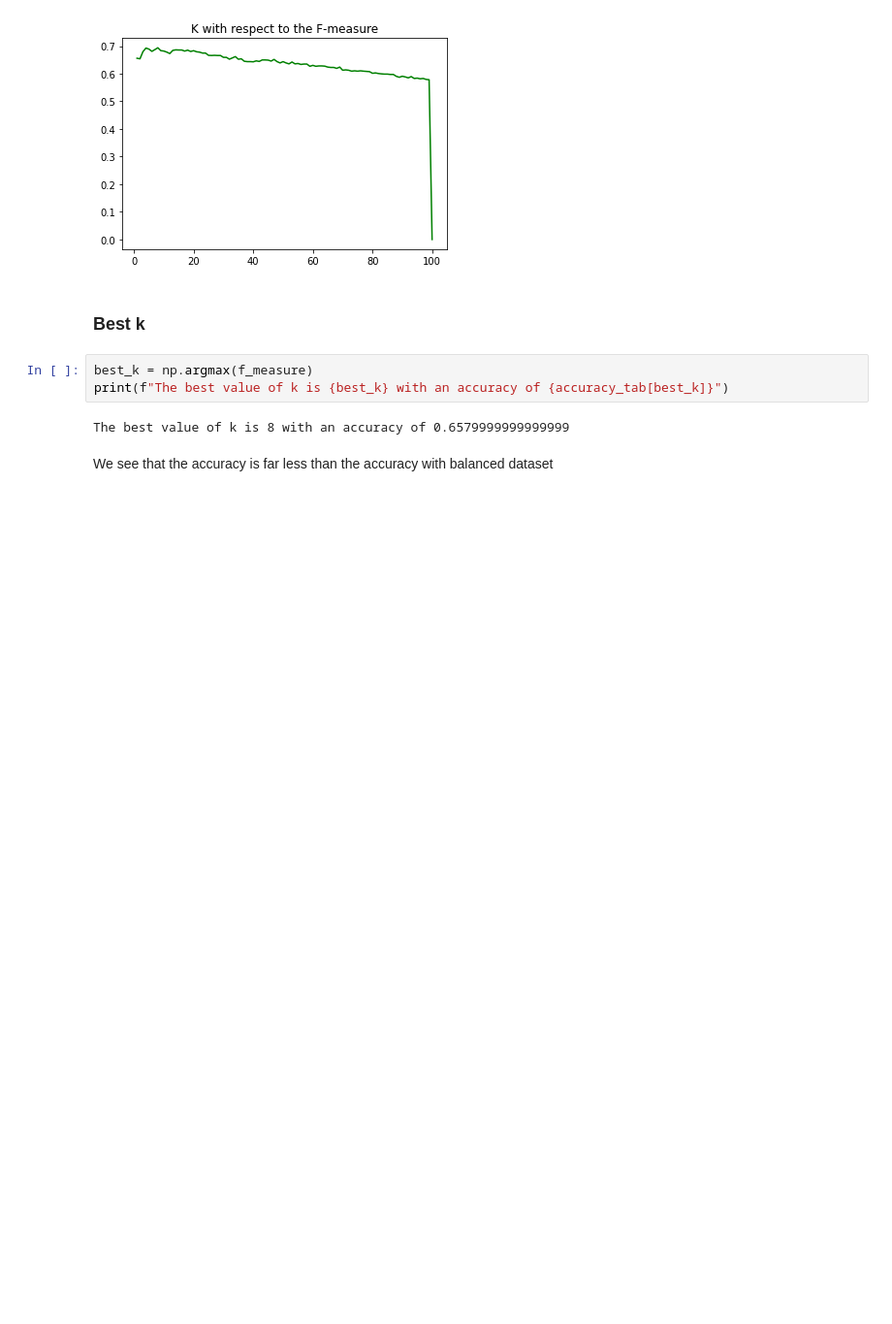
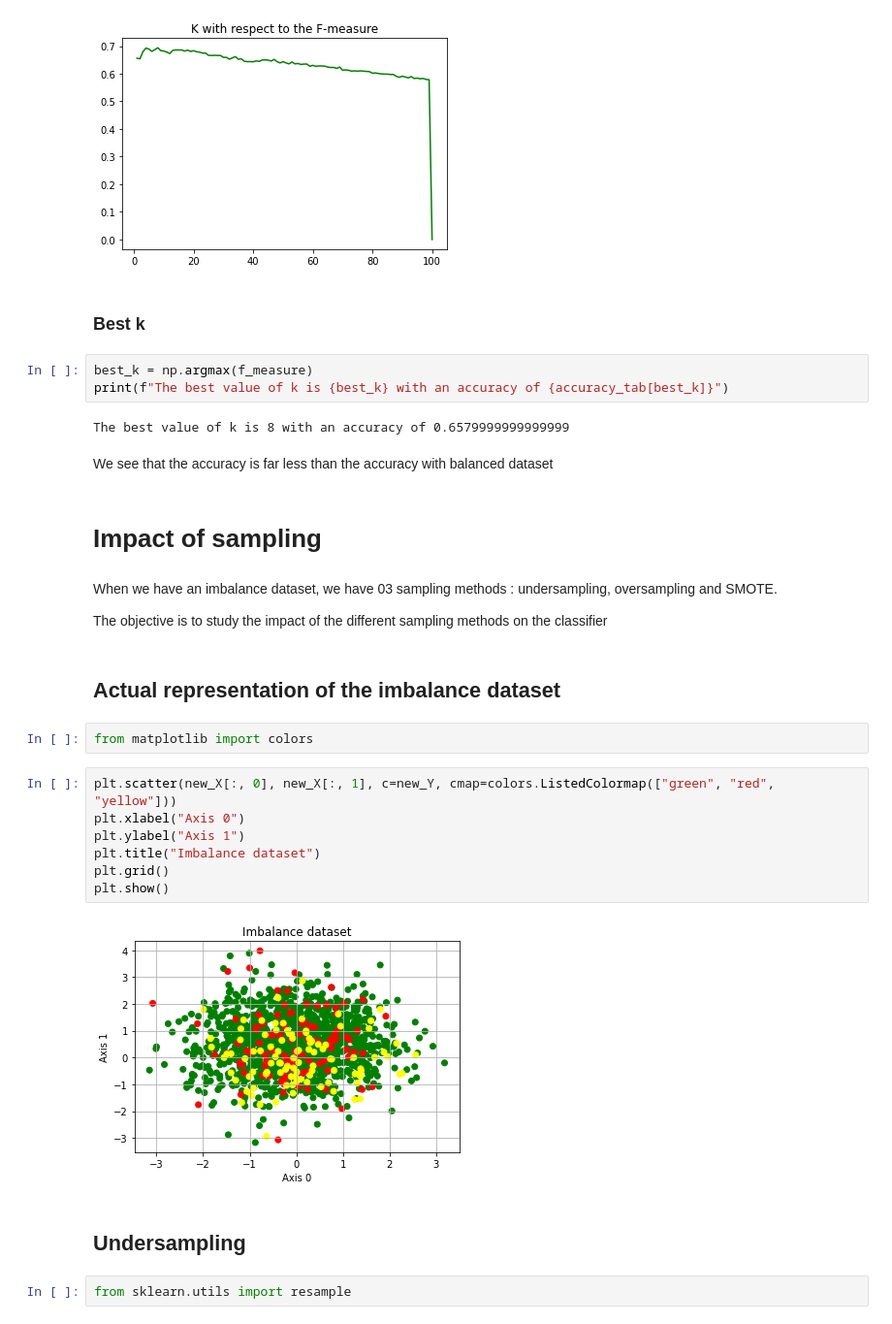
Before and after one commit to Manuela-AYO/Knn, a Jupyter notebook: Waveform_EDA.ipynb, the cells around one changed output. Shown at 97% size. Cells and saved outputs as stored; diff of their text form; blank space fills up the shorter version.

```diff
--- a/Waveform_EDA.ipynb
+++ b/Waveform_EDA.ipynb
@@ -841,3 +951,26 @@ print(f"The best value of k is {best_k} with an accuracy of {accuracy_tab[best_k
 The best value of k is 8 with an accuracy of 0.6579999999999999
 # %% [markdown]
 We see that the accuracy is far less than the accuracy with balanced dataset
+# %% [markdown]
+# Impact of sampling
+# %% [markdown]
+When we have an imbalance dataset, we have 03 sampling methods : undersampling, oversampling and SMOTE.
+
+The objective is to study the impact of the different sampling methods on the classifier
+# %% [markdown]
+## Actual representation of the imbalance dataset
+# %%
+from matplotlib import colors
+# %%
+plt.scatter(new_X[:, 0], new_X[:, 1], c=new_Y, cmap=colors.ListedColormap(["green", "red", "yellow"]))
+plt.xlabel("Axis 0")
+plt.ylabel("Axis 1")
+plt.title("Imbalance dataset")
+plt.grid()
+plt.show()
+# %% [output]
+[figure, added]
+# %% [markdown]
+## Undersampling
+# %%
+from sklearn.utils import resample
```
Also changed, not shown: parts of 51 cells of this notebook.
